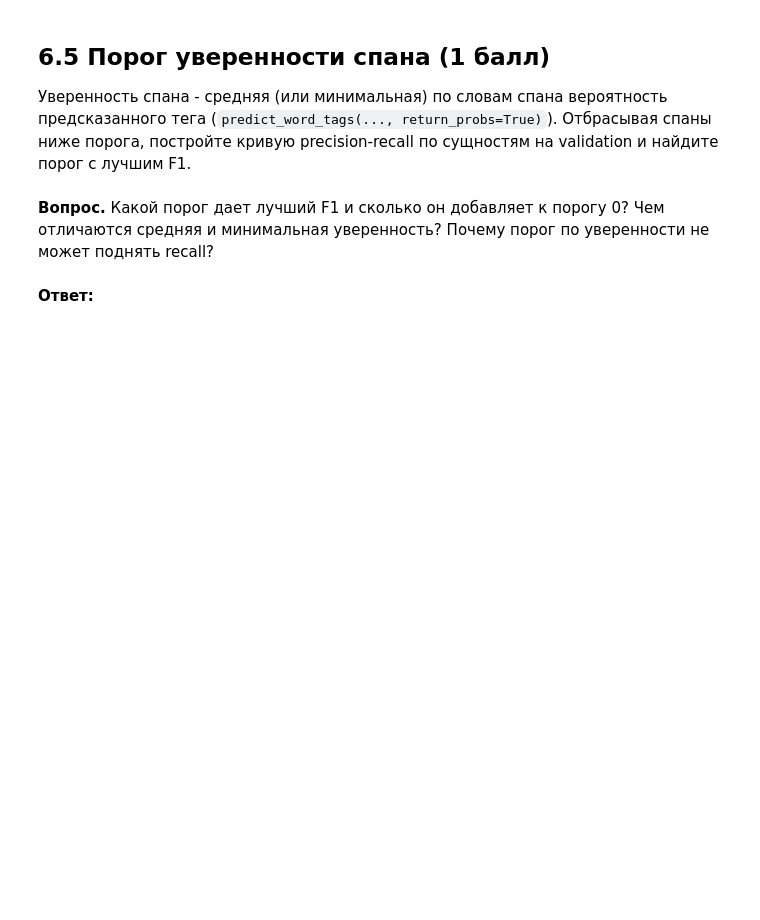
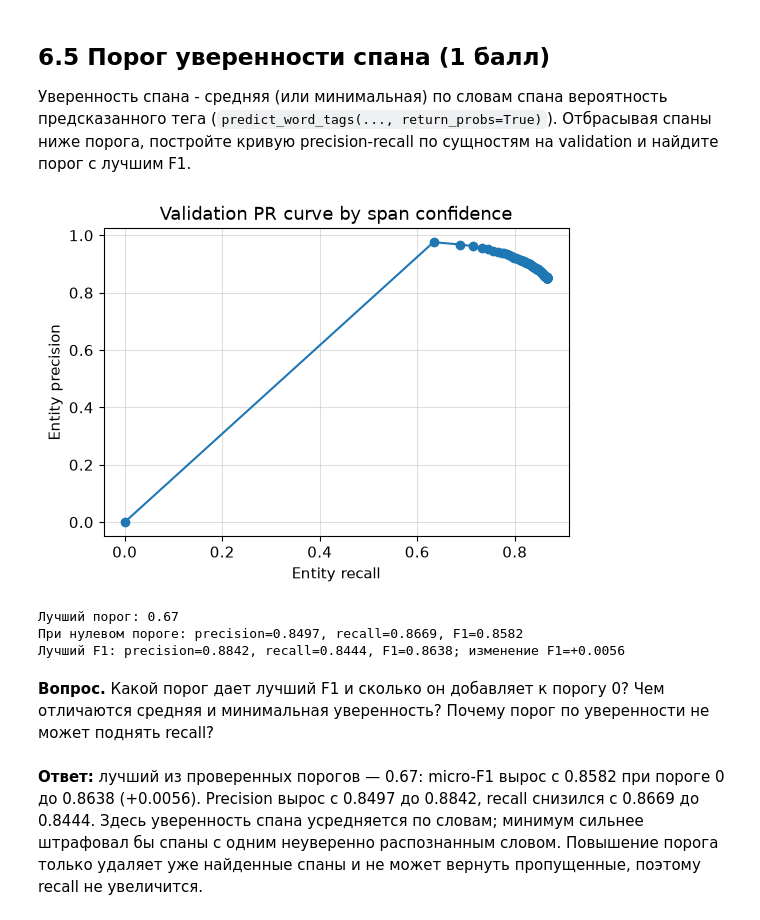
Before and after one commit to VanBash0/deep-learning-hw2, a Jupyter notebook: hw2_nlp.ipynb, the cells around one changed output. Saved outputs shown, nothing was run; the diff lists cells and outputs as text; code cells hidden in the pictures; blank space fills up the shorter version.

```diff
--- a/hw2_nlp.ipynb
+++ b/hw2_nlp.ipynb
@@ -134,8 +152,8 @@ RUN_TIMES = {}
 
 Нужен базовый энкодер, а не модель, уже дообученная на NER: с ней 3.1 и 4.1 теряют смысл.
 # %%
-MODEL_ID = ''   # ваш код: id модели на Hugging Face Hub
-REVISION = ''   # ваш код: полный commit hash (40 символов)
+MODEL_ID = 'cointegrated/rubert-tiny2'   # ваш код: id модели на Hugging Face Hub
+REVISION = 'e8ed3b0c8bbf4fb6984c3de043bf7d2f4e5969ae'   # ваш код: полный commit hash (40 символов)
 TOKENIZER_KWARGS = {}   # для roberta-base: {'add_prefix_space': True}
 # %%
 assert MODEL_ID, 'укажите MODEL_ID'
@@ -520,8 +965,20 @@ plt.show()
 # %%
 def token_f1(gold, pred):
     # gold, pred: списки списков BIO-тегов -> micro-F1 по словам без тега O
-    # ваш код
-    raise NotImplementedError
+    tp = fp = fn = 0
+
+    for gold_sentence, pred_sentence in zip(gold, pred):
+        for gold_tag, pred_tag in zip(gold_sentence, pred_sentence):
+            if gold_tag == pred_tag and gold_tag != 'O':
+                tp += 1
+            else:
+                if pred_tag != 'O':
+                    fp += 1
+                if gold_tag != 'O':
+                    fn += 1
+
+    denominator = 2 * tp + fp + fn
+    return 2 * tp / denominator if denominator else 0.0
 # %%
 g, p = [['B-PER', 'I-PER', 'O', 'B-LOC']], [['B-PER', 'O', 'O', 'B-LOC']]
 assert abs(token_f1(g, p) - 0.8) < 1e-9                       # 2 верных слова из 2 предсказанных и 3 истинных
@@ -692,9 +1732,52 @@ if '6.4' in BONUS_TASKS:
 Уверенность спана - средняя (или минимальная) по словам спана вероятность предсказанного тега (`predict_word_tags(..., return_probs=True)`). Отбрасывая спаны ниже порога, постройте кривую precision-recall по сущностям на validation и найдите порог с лучшим F1.
 # %%
 if '6.5' in BONUS_TASKS:
-    # ваш код
-    raise NotImplementedError
+    pred_tags, word_probs = predict_word_tags(model, val_tokens, return_probs=True)
+    pred_spans = [bio_to_spans(tags) for tags in pred_tags]
+    span_conf = [
+        [float(np.mean(probs[start:end])) for start, end, _ in spans]
+        for spans, probs in zip(pred_spans, word_probs)
+    ]
+
+    threshold_results = []
+    for threshold in np.linspace(0.0, 1.0, 101):
+        filtered = [
+            spans_to_bio(
+                [span for span, conf in zip(spans, confs) if conf >= threshold], len(tags)
+            )
+            for spans, confs, tags in zip(pred_spans, span_conf, pred_tags)
+        ]
+        scores = entity_scores(val_gold, filtered)
+        threshold_results.append({
+            'threshold': float(threshold),
+            'precision': scores['precision'],
+            'recall': scores['recall'],
+            'f1': scores['f1_micro'],
+        })
+
+    best_threshold = max(threshold_results, key=lambda row: row['f1'])
+    pr_points = sorted(threshold_results, key=lambda row: row['recall'])
+    plt.figure(figsize=(6, 4))
+    plt.plot([p['recall'] for p in pr_points], [p['precision'] for p in pr_points], 'o-')
+    plt.xlabel('Entity recall')
+    plt.ylabel('Entity precision')
+    plt.title('Validation PR curve by span confidence')
+    plt.grid(True, alpha=0.4)
+    plt.show()
+
+    baseline_f1 = threshold_results[0]['f1']
+    print(f"Лучший порог: {best_threshold['threshold']:.2f}")
+    print(f"При нулевом пороге: precision={threshold_results[0]['precision']:.4f}, "
+          f"recall={threshold_results[0]['recall']:.4f}, F1={baseline_f1:.4f}")
+    print(f"Лучший F1: precision={best_threshold['precision']:.4f}, "
+          f"recall={best_threshold['recall']:.4f}, F1={best_threshold['f1']:.4f}; "
+          f"изменение F1={best_threshold['f1'] - baseline_f1:+.4f}")
+# %% [output]
+[figure, added]
+Лучший порог: 0.67
+При нулевом пороге: precision=0.8497, recall=0.8669, F1=0.8582
+Лучший F1: precision=0.8842, recall=0.8444, F1=0.8638; изменение F1=+0.0056
 # %% [markdown]
 **Вопрос.** Какой порог дает лучший F1 и сколько он добавляет к порогу 0? Чем отличаются средняя и минимальная уверенность? Почему порог по уверенности не может поднять recall?
 # %% [markdown]
-**Ответ:**
+**Ответ:** лучший из проверенных порогов — 0.67: micro-F1 вырос с 0.8582 при пороге 0 до 0.8638 (+0.0056). Precision вырос с 0.8497 до 0.8842, recall снизился с 0.8669 до 0.8444. Здесь уверенность спана усредняется по словам; минимум сильнее штрафовал бы спаны с одним неуверенно распознанным словом. Повышение порога только удаляет уже найденные спаны и не может вернуть пропущенные, поэтому recall не увеличится.
```
Also changed, not shown: parts of 48 cells of this notebook, 3 other files.
